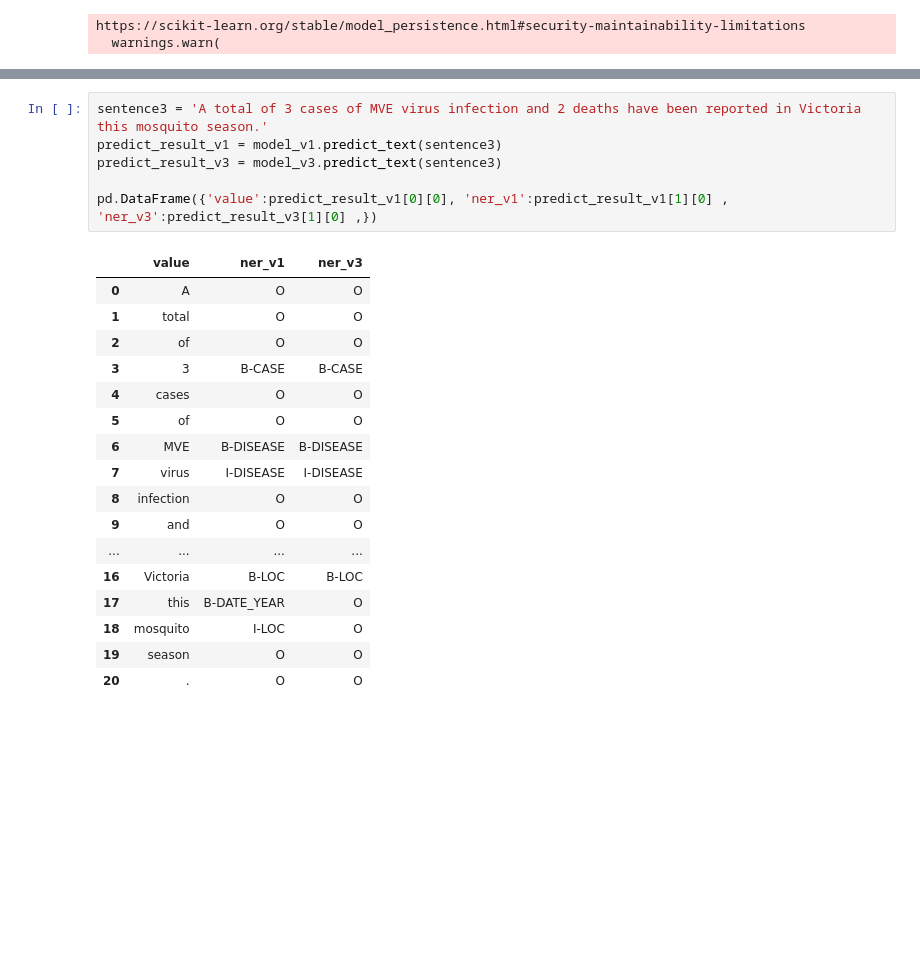
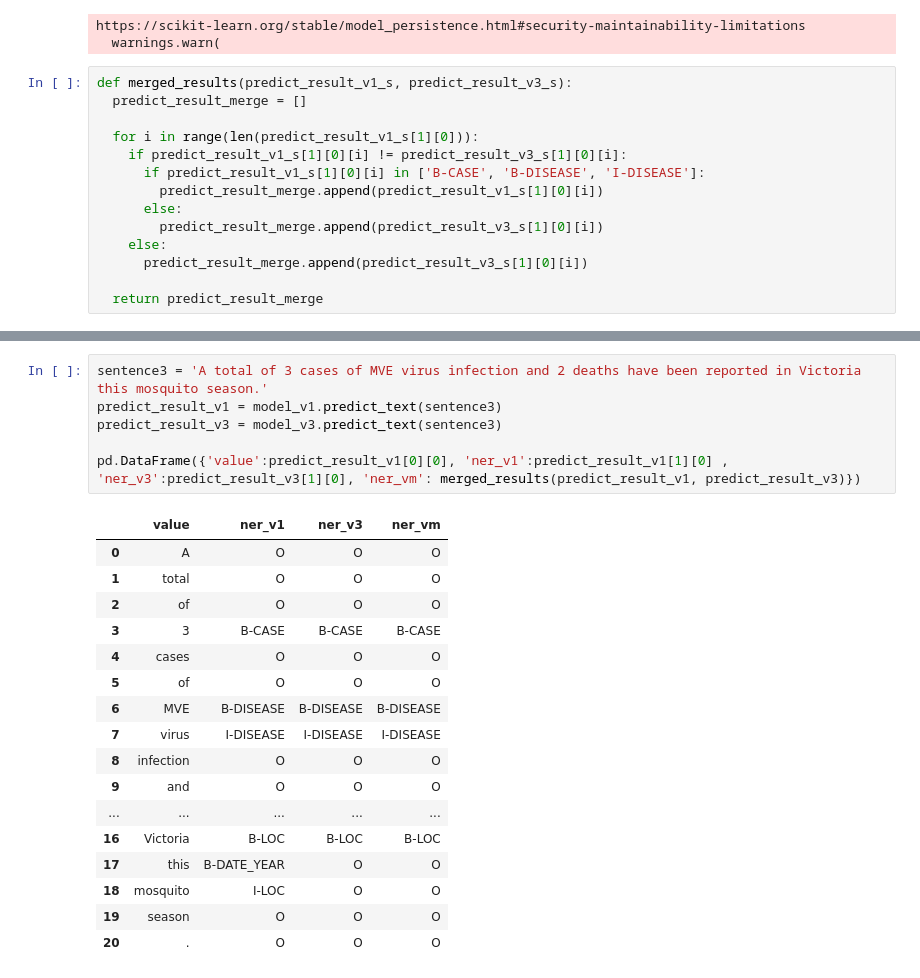
Before and after one commit to csanny/Survice-BERT, a Jupyter notebook: predict.ipynb, the cells around one changed output, grey strips where cells are left out. Drawn from its saved outputs; the diff is of its cells as text; blank space fills up the shorter version.

```diff
--- a/predict.ipynb
+++ b/predict.ipynb
@@ -52,6 +52,20 @@ model_v3 = torch.load('/content/Survice-BERT_V3_32-32.pt')
 # %% [output]
 https://scikit-learn.org/stable/model_persistence.html#security-maintainability-limitations
   warnings.warn(
+# %%
+def merged_results(predict_result_v1_s, predict_result_v3_s):
+  predict_result_merge = []
+
+  for i in range(len(predict_result_v1_s[1][0])):
+    if predict_result_v1_s[1][0][i] != predict_result_v3_s[1][0][i]:
+      if predict_result_v1_s[1][0][i] in ['B-CASE', 'B-DISEASE', 'I-DISEASE']:
+        predict_result_merge.append(predict_result_v1_s[1][0][i])
+      else:
+        predict_result_merge.append(predict_result_v3_s[1][0][i])
+    else:
+      predict_result_merge.append(predict_result_v3_s[1][0][i])
+
+  return predict_result_merge
 # %%
 sentence1 = 'However, since 4 January 2023 and as of 13 February 2023, 11 cases (10 confirmed and one probable) including eight deaths (Case Fatality Rate (CFR) 73%) have been reported across two divisions in Bangladesh.'
 predict_result_v1 = model_v1.predict_text(sentence1)
@@ -103,24 +117,24 @@ pd.DataFrame({'value':predict_result_v1[0][0], 'ner_v1':predict_result_v1[1][0]
 # %%
 sentence3 = 'A total of 3 cases of MVE virus infection and 2 deaths have been reported in Victoria this mosquito season.'
 predict_result_v1 = model_v1.predict_text(sentence3)
 predict_result_v3 = model_v3.predict_text(sentence3)
 
-pd.DataFrame({'value':predict_result_v1[0][0], 'ner_v1':predict_result_v1[1][0] , 'ner_v3':predict_result_v3[1][0] ,})
+pd.DataFrame({'value':predict_result_v1[0][0], 'ner_v1':predict_result_v1[1][0] , 'ner_v3':predict_result_v3[1][0], 'ner_vm': merged_results(predict_result_v1, predict_result_v3)})
 # %% [output]
-|  | value | ner_v1 | ner_v3 |
-| 0 | A | O | O |
-| 1 | total | O | O |
-| 2 | of | O | O |
-| 3 | 3 | B-CASE | B-CASE |
-| 4 | cases | O | O |
-| 5 | of | O | O |
-| 6 | MVE | B-DISEASE | B-DISEASE |
-| 7 | virus | I-DISEASE | I-DISEASE |
-| 8 | infection | O | O |
-| 9 | and | O | O |
-| ... | ... | ... | ... |
-| 16 | Victoria | B-LOC | B-LOC |
-| 17 | this | B-DATE_YEAR | O |
-| 18 | mosquito | I-LOC | O |
-| 19 | season | O | O |
-| 20 | . | O | O |
+|  | value | ner_v1 | ner_v3 | ner_vm |
+| 0 | A | O | O | O |
+| 1 | total | O | O | O |
+| 2 | of | O | O | O |
+| 3 | 3 | B-CASE | B-CASE | B-CASE |
+| 4 | cases | O | O | O |
+| 5 | of | O | O | O |
+| 6 | MVE | B-DISEASE | B-DISEASE | B-DISEASE |
+| 7 | virus | I-DISEASE | I-DISEASE | I-DISEASE |
+| 8 | infection | O | O | O |
+| 9 | and | O | O | O |
+| ... | ... | ... | ... | ... |
+| 16 | Victoria | B-LOC | B-LOC | B-LOC |
+| 17 | this | B-DATE_YEAR | O | O |
+| 18 | mosquito | I-LOC | O | O |
+| 19 | season | O | O | O |
+| 20 | . | O | O | O |
```
Also changed, not shown: parts of 2 cells of this notebook.
